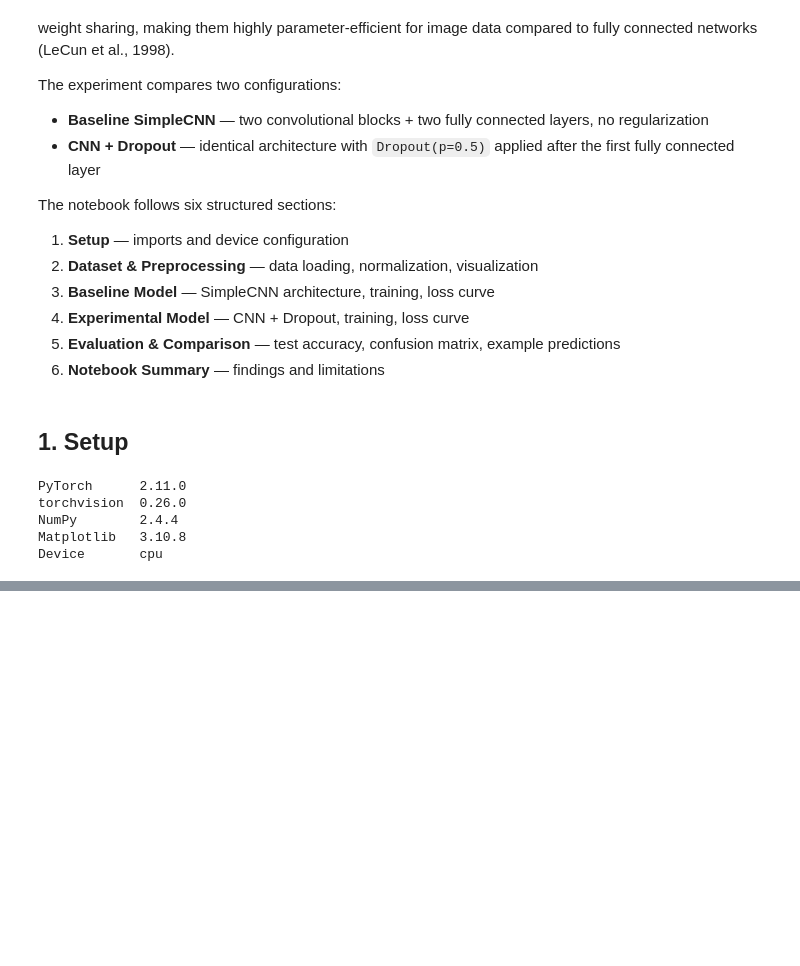
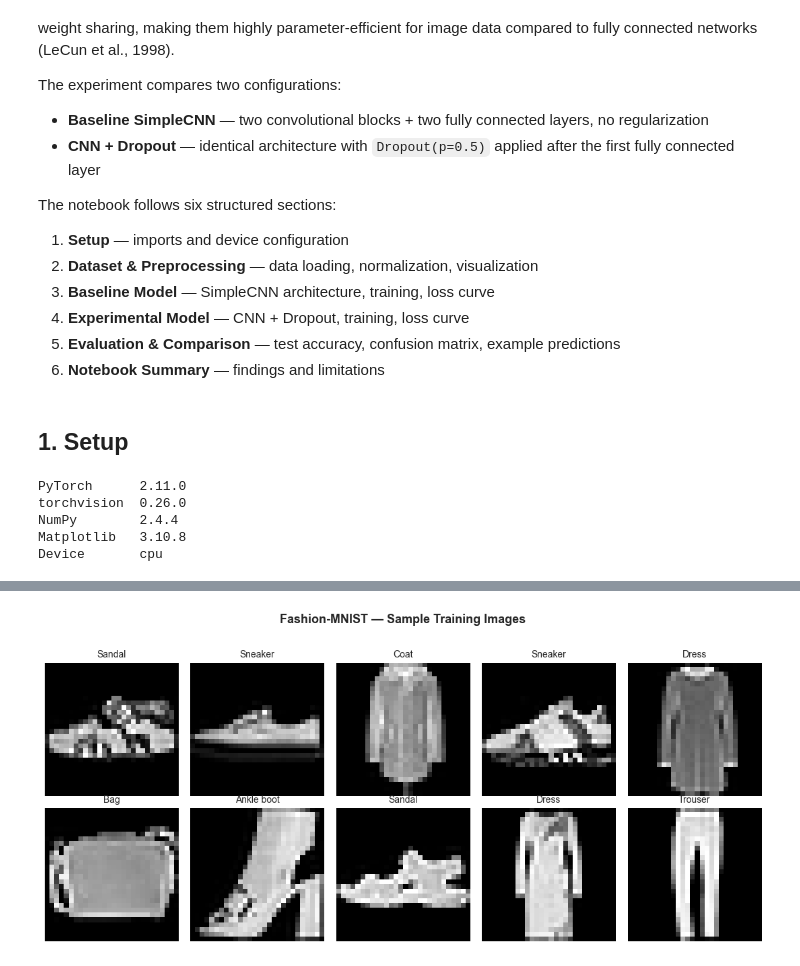
Before and after one commit to sbodrero/deep_learning_systems, a Jupyter notebook: deep_learning.ipynb, the cells around one changed output, grey strips where cells are left out. Saved outputs shown, nothing was run; the diff lists cells and outputs as text; code cells hidden in the pictures; blank space fills up the shorter version.

Commit message:
Add dataset loading, preprocessing, and visualization for Fashion-MNIST

```diff
--- a/deep_learning.ipynb
+++ b/deep_learning.ipynb
@@ -65,0 +118,21 @@ Device       cpu
+# %%
+# Display 10 sample images from the training set
+images, labels = next(iter(train_loader))
+
+# Denormalize for display
+def denorm(img_tensor):
+    """Reverse normalization for display purposes."""
+    return img_tensor * FMNIST_STD[0] + FMNIST_MEAN[0]
+
+fig, axes = plt.subplots(2, 5, figsize=(11, 5))
+for i, ax in enumerate(axes.flat):
+    img = denorm(images[i].squeeze())
+    ax.imshow(img.numpy(), cmap='gray')
+    ax.set_title(CLASS_NAMES[labels[i].item()], fontsize=10)
+    ax.axis('off')
+
+fig.suptitle('Fashion-MNIST — Sample Training Images', fontsize=13, fontweight='bold', y=1.02)
+plt.tight_layout()
+plt.show()
+# %% [output]
+[figure, added]
```
Also changed, not shown: parts of 2 cells of this notebook.
